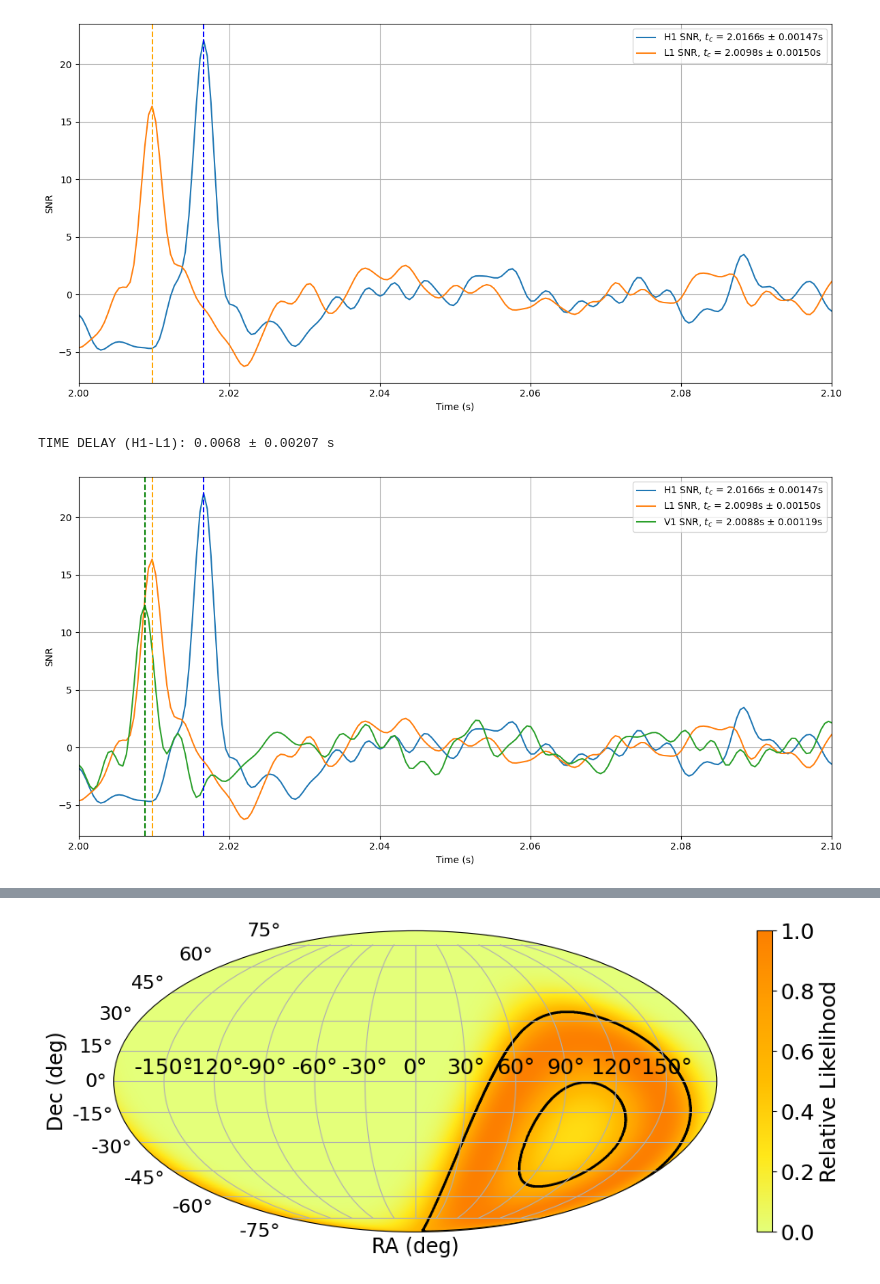
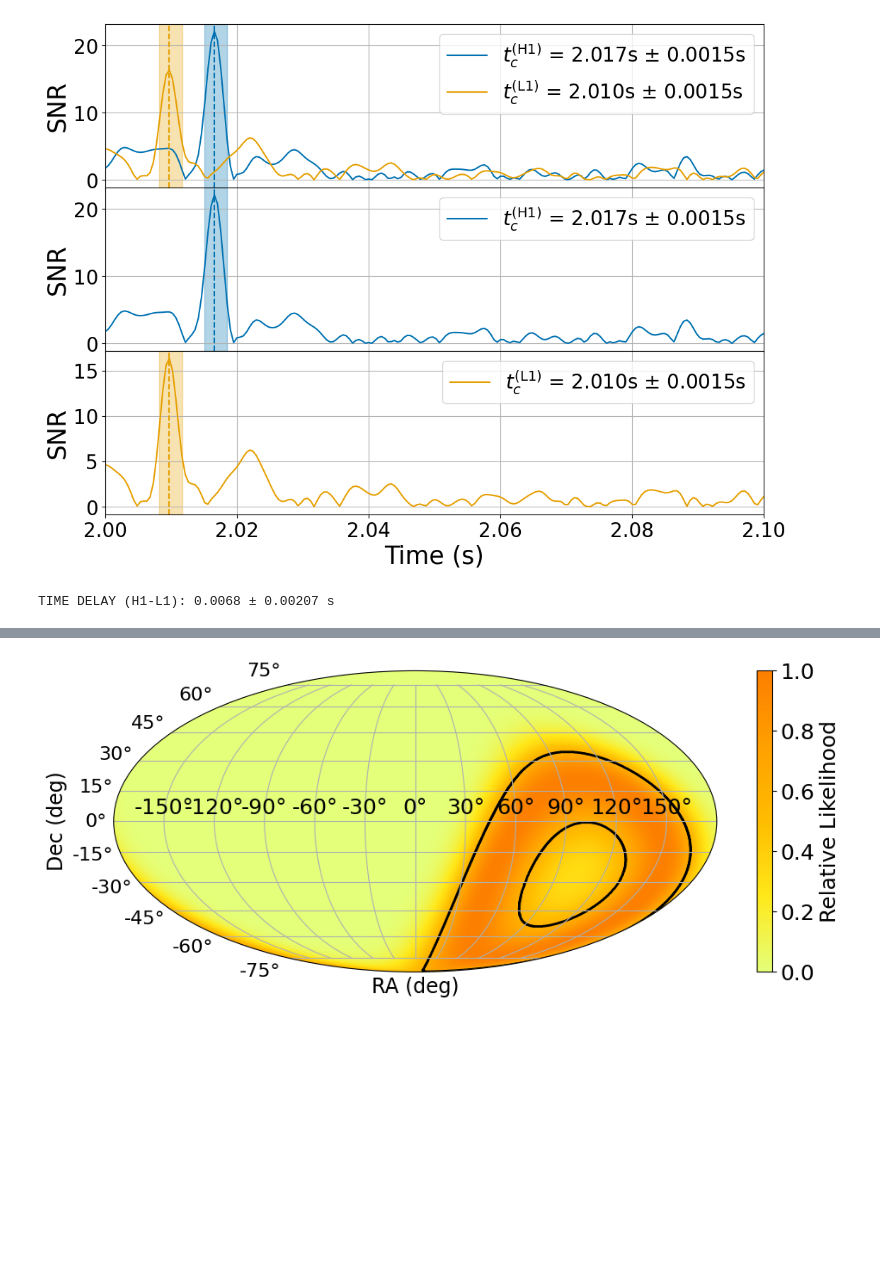
Before and after one commit to ljf441/gw-cosmology, a Jupyter notebook: matched_filtering.ipynb, the cells around one changed output, grey strips where cells are left out. Saved outputs shown, nothing was run; the diff lists cells and outputs as text; code cells hidden in the pictures; blank space fills up the shorter version.

Commit message:
plots2

```diff
--- a/matched_filtering.ipynb
+++ b/matched_filtering.ipynb
@@ -13,6 +13,18 @@ import matplotlib.patches as mpatches
 from concurrent.futures import ProcessPoolExecutor
 from itertools import product
 import matplotlib.gridspec as gridspec
+# %%
+SMALL_SIZE = 15+5
+MEDIUM_SIZE = 20+5
+BIGGER_SIZE = 25+5
+
+plt.rc('font', size=SMALL_SIZE)
+plt.rc('axes', titlesize=SMALL_SIZE)
+plt.rc('axes', labelsize=MEDIUM_SIZE)
+plt.rc('xtick', labelsize=SMALL_SIZE)
+plt.rc('ytick', labelsize=SMALL_SIZE)
+plt.rc('legend', fontsize=SMALL_SIZE)
+plt.rc('figure', titlesize=BIGGER_SIZE)
 # %%
 duration = 4
 sampling_frequency = 2048
@@ -89,6 +101,32 @@ def get_tc(snr, time):
     sigma = fwhm / 2.355
 
     return peak_time, sigma, fwhm, t1, t2
+
+def snr_plots(time, tcs, errs, snrs, t1s, t2s, title):
+    labels = ['H1', 'L1', 'V1']
+    colors = ['#0072B2', '#E69F00', '#CC79A7']
+    ratios = [1 for _ in range(len(tcs)+1)]
+
+    fig, ax = plt.subplots(len(tcs)+1, 1, figsize=(12, 3*(len(tcs)+1)), sharex=True, gridspec_kw={'height_ratios': ratios, 'hspace': 0})
+    for i, (tc, err, snr, t1, t2, label, color) in enumerate(zip(tcs, errs, snrs, t1s, t2s, labels, colors)):
+        ax[i+1].plot(time, np.abs(snr), label=f'$t_c^\mathrm{{({label})}}$ = {tc:.3f}s ± {err:.4f}s', color=color)
+        ax[i+1].axvline(tc, color=color, linestyle='--')
+        ax[i+1].axvspan(t1, t2, color=color, alpha=0.3)
+        ax[i+1].set_ylabel('SNR')
+        ax[i+1].legend()
+        ax[i+1].grid()
+        ax[i+1].set_xlim(2, 2.1)
+        ax[0].plot(time, np.abs(snr), label=f'$t_c^\mathrm{{({label})}}$ = {tc:.3f}s ± {err:.4f}s', color=color)
+        ax[0].axvline(tc, color=color, linestyle='--')
+        ax[0].axvspan(t1, t2, color=color, alpha=0.3)
+    ax[0].set_ylabel('SNR')
+    ax[0].legend()
+    ax[0].grid()
+    ax[0].set_xlim(2, 2.1)
+    ax[-1].set_xlabel('Time (s)')
+
+    plt.savefig(f"figures/snr_{title}.png", bbox_inches='tight', dpi=300)
+    plt.show()
 
 def calculate_time_delay_grid(RA, DEC):
     """
@@ -267,41 +305,11 @@ for name, df in files.items():
 joblib.dump(data, 'data/data.pkl')
 
 time_delays_HLV = calculate_time_delay_grid(RA, DEC)
-# %%
-fig, ax = plt.subplots(figsize=(12,6))
-ax.plot(time, snr_H1, label=fr'H1 SNR, $t_c$ = {tc_H1:.4f}s ± {sigma_H1:.5f}s')
-ax.plot(time, snr_L1, label=fr'L1 SNR, $t_c$ = {tc_L1:.4f}s ± {sigma_L1:.5f}s')
-ax.axvline(tc_H1, color='blue', linestyle='--')
-ax.axvline(tc_L1, color='orange', linestyle='--')
-ax.grid()
-ax.legend()
-ax.set_xlim(2, 2.1)
-ax.set_xlabel('Time (s)')
-ax.set_ylabel('SNR')
-plt.tight_layout()
-plt.savefig('figures/HL_snr.png')
-plt.show()
-# %% [output]
-[figure, removed]
+# %%
+snr_plots(time, [tc_H1, tc_L1], [sigma_H1, sigma_L1], [snr_H1, snr_L1], [t1_H1, t1_L1], [t2_H2, t2_L2], 'HL')
+# %% [output]
+[figure, added]
 # %%
 print(fr"TIME DELAY (H1-L1): {tc_H1-tc_L1:.4f} ± {np.sqrt(sigma_H1**2 + sigma_H1**2):.5f} s")
 # %% [output]
 TIME DELAY (H1-L1): 0.0068 ± 0.00207 s
-# %%
-fig, ax = plt.subplots(figsize=(12,6))
-ax.plot(time, snr_H1, label=fr'H1 SNR, $t_c$ = {tc_H1:.4f}s ± {sigma_H1:.5f}s')
-ax.plot(time, snr_L1, label=fr'L1 SNR, $t_c$ = {tc_L1:.4f}s ± {sigma_L1:.5f}s')
-ax.plot(time, snr_V1, label=fr'V1 SNR, $t_c$ = {tc_V1:.4f}s ± {sigma_V1:.5f}s')
-ax.axvline(tc_H1, color='blue', linestyle='--')
-ax.axvline(tc_L1, color='orange', linestyle='--')
-ax.axvline(tc_V1, color='green', linestyle='--')
-ax.grid()
-ax.legend()
-ax.set_xlim(2, 2.1)
-ax.set_xlabel('Time (s)')
-ax.set_ylabel('SNR')
-plt.tight_layout()
-plt.savefig('figures/HVL_snr.png')
-plt.show()
-# %% [output]
-[figure, removed]
```
Also changed, not shown: parts of 1 cell of this notebook, 4 other files.
